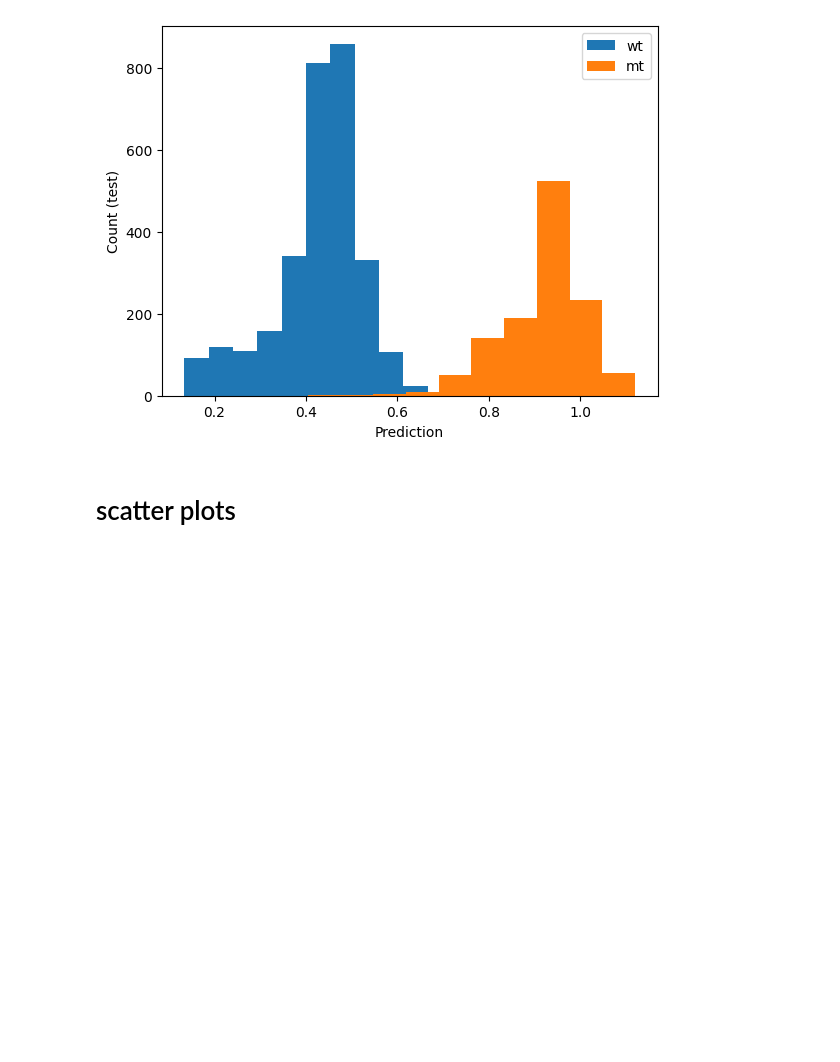
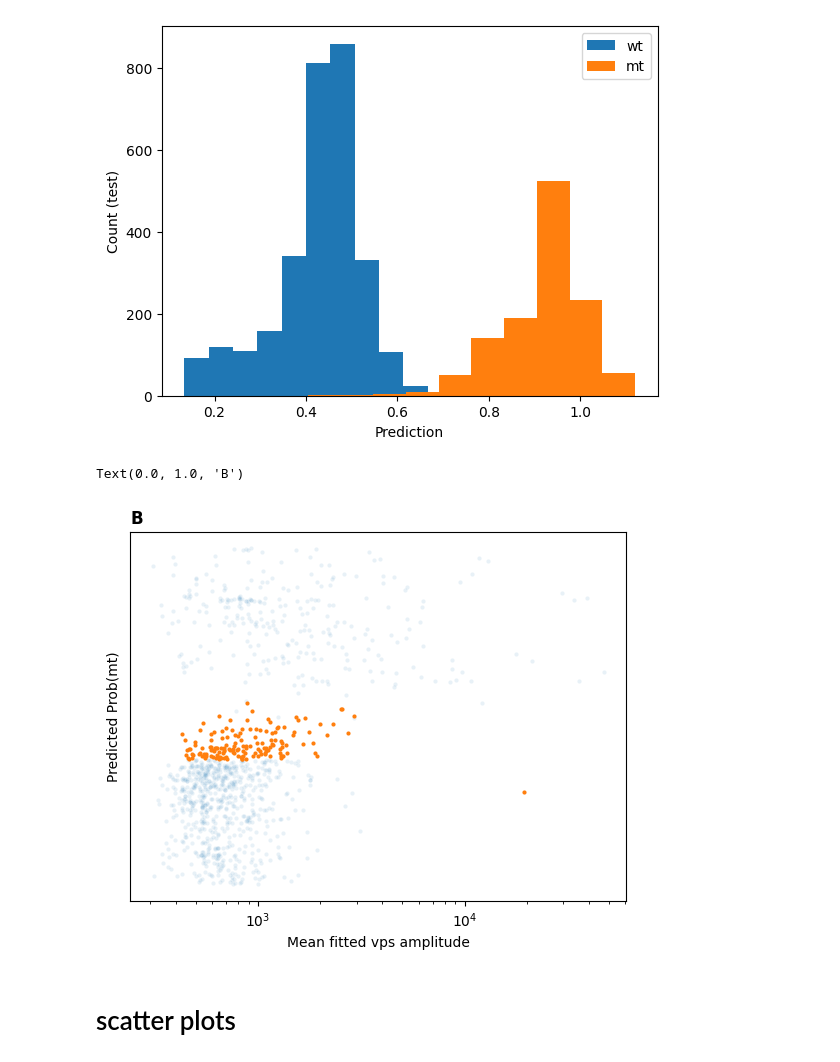
Before and after one commit to Yu-Group/molecular-partner-prediction, a Jupyter notebook: notebooks_snf_differentiate/04_fig4_pred_scatter_plots.ipynb, the cells around one changed output. Drawn from its saved outputs; the diff is of its cells as text; code cells hidden in the pictures; blank space fills up the shorter version.

```diff
--- a/notebooks_snf_differentiate/04_fig4_pred_scatter_plots.ipynb
+++ b/notebooks_snf_differentiate/04_fig4_pred_scatter_plots.ipynb
@@ -217,6 +217,21 @@ plt.legend()
 plt.show()
 # %% [output]
 [figure]
+# %%
+ys = df['mt'].values
+
+# plt.axhline(0, color='gray', alpha=0.5)
+plt.yticks([])
+correct = ((preds>0.5) == ys)
+err = ~correct
+plt.plot(df['Y_sig_mean'][correct], preds[correct], '.', alpha=0.1, markeredgewidth=0) #, c=df['preds'], **kwargs)
+plt.plot(df['Y_sig_mean'][err], preds[err], '.', alpha=1, markeredgewidth=0) #, c=df['preds'], **kwargs)
+plt.xlabel('Mean fitted vps amplitude')
+plt.ylabel('Predicted Prob(mt)')
+plt.xscale('log')
+# %% [output]
+Text(0.0, 1.0, 'B')
+[figure, added]
 # %% [markdown]
 # scatter plots
 # %%
```
Also changed, not shown: parts of 1 cell of this notebook, 1 other file.
